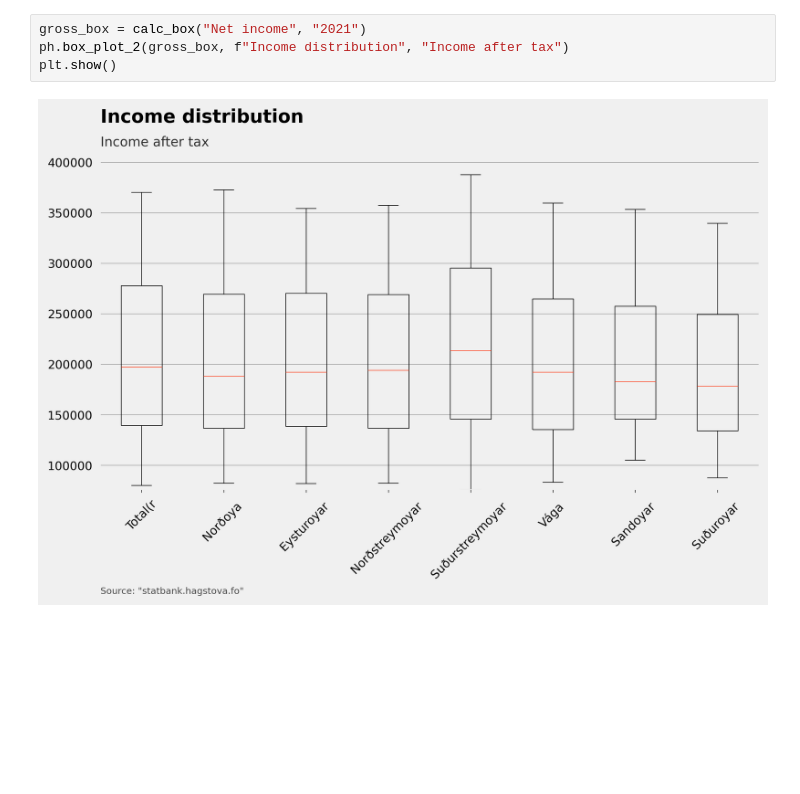
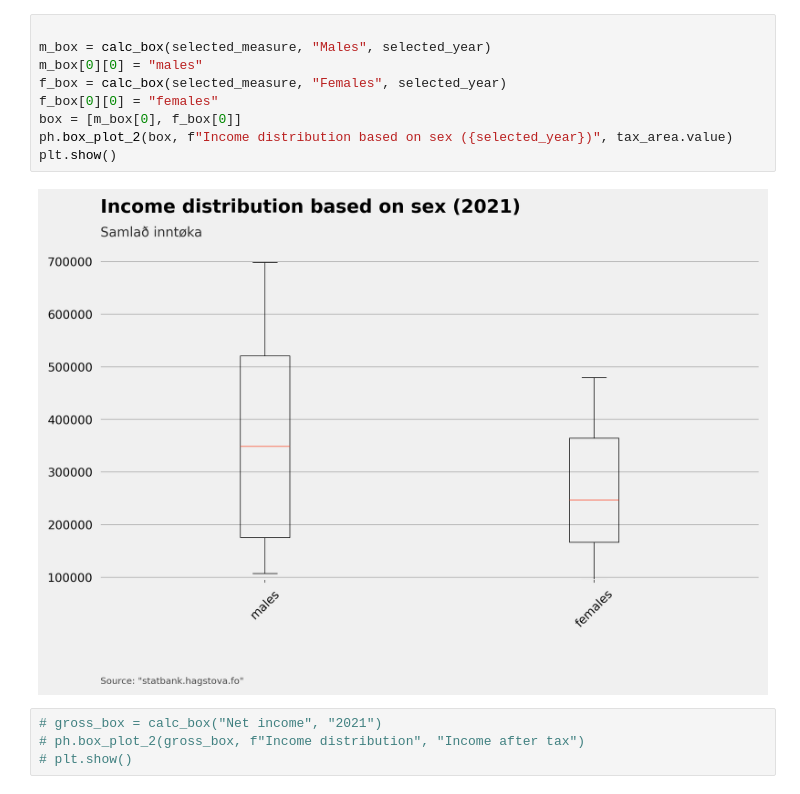
Before and after one commit to wentzlau/hagtol, a Jupyter notebook: fo_area_hagtol/fo_area_hagtol_salary.ipynb, the cells around one changed output. Cells and saved outputs as stored; diff of their text form; blank space fills up the shorter version.

```diff
--- a/fo_area_hagtol/fo_area_hagtol_salary.ipynb
+++ b/fo_area_hagtol/fo_area_hagtol_salary.ipynb
@@ -219,9 +224,18 @@ plt.show()
+# %%
+
+m_box = calc_box(selected_measure, "Males", selected_year)
+m_box[0][0] = "males"
+f_box = calc_box(selected_measure, "Females", selected_year)
+f_box[0][0] = "females"
+box = [m_box[0], f_box[0]]
+ph.box_plot_2(box, f"Income distribution based on sex ({selected_year})", tax_area.value)
+plt.show()
+# %% [output]
+[figure, added]
 # %%
-gross_box = calc_box("Net income", "2021")
-ph.box_plot_2(gross_box, f"Income distribution", "Income after tax")
-plt.show()
+# gross_box = calc_box("Net income", "2021")
+# ph.box_plot_2(gross_box, f"Income distribution", "Income after tax")
+# plt.show()
-# %% [output]
-[figure, removed]
 # %%
 #print(df)
 def plot_2(measure, region, title, subtitle):
```
Also changed, not shown: parts of 9 cells of this notebook, 1 other file.
